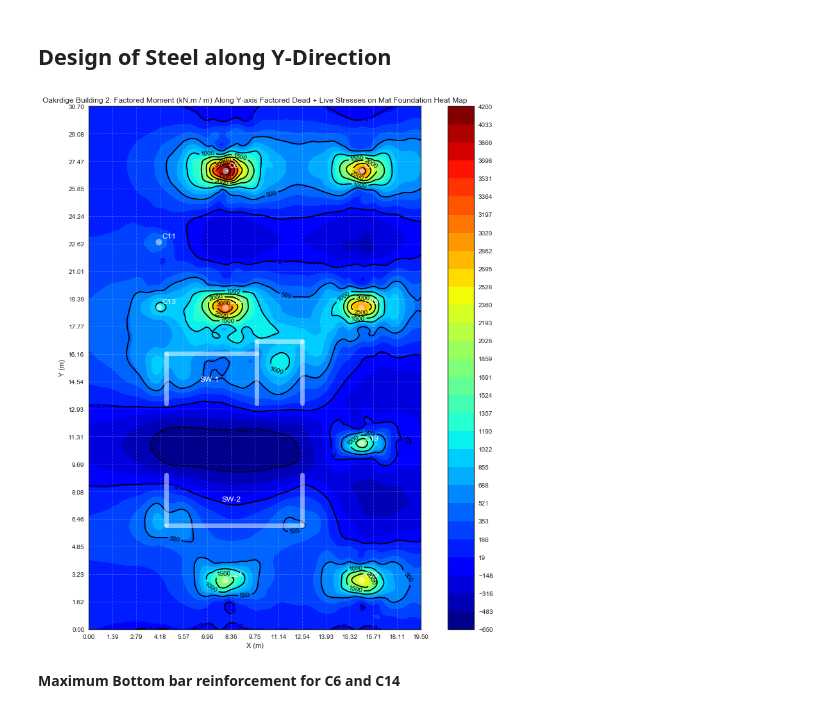
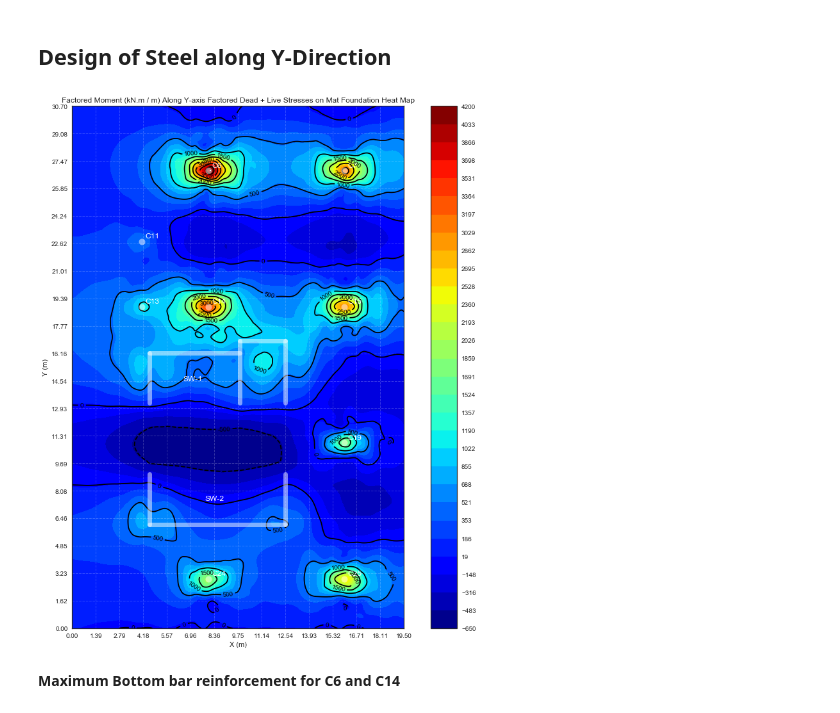
Before and after one commit to mjamezquidilla/MatFoundationAnalysis, a Jupyter notebook: Mat_Foundation_Analysis.ipynb, the cells around one changed output. Drawn from its saved outputs; the diff is of its cells as text; code cells hidden in the pictures.

```diff
--- a/Mat_Foundation_Analysis.ipynb
+++ b/Mat_Foundation_Analysis.ipynb
@@ -135,12 +135,12 @@ spacing:  99 mm
 # %%
 plot_contour_map(file_name='ShellForcesCLEAN-1500mm.xlsx',
                 stress_name = 'M22',
                 level = [-650, 4200, 30],
                 color = 'jet',
-                title = 'Oakrdige Building 2: Factored Moment (kN.m / m) Along Y-axis Factored Dead + Live Stresses on Mat Foundation Heat Map',
+                title = 'Factored Moment (kN.m / m) Along Y-axis Factored Dead + Live Stresses on Mat Foundation Heat Map',
                 fsize = [15,15])
 # %% [output]
-[figure, old version]
+[figure, new version]
 # %% [markdown]
 __Maximum Bottom bar reinforcement for C6 and C14__
 # %%
```
Also changed, not shown: parts of 4 cells of this notebook.
